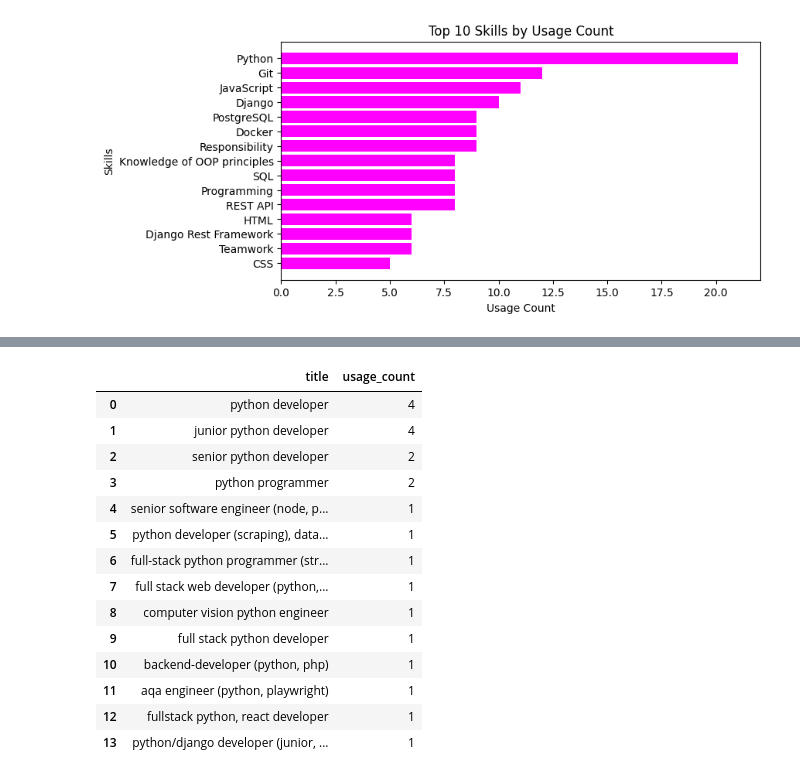
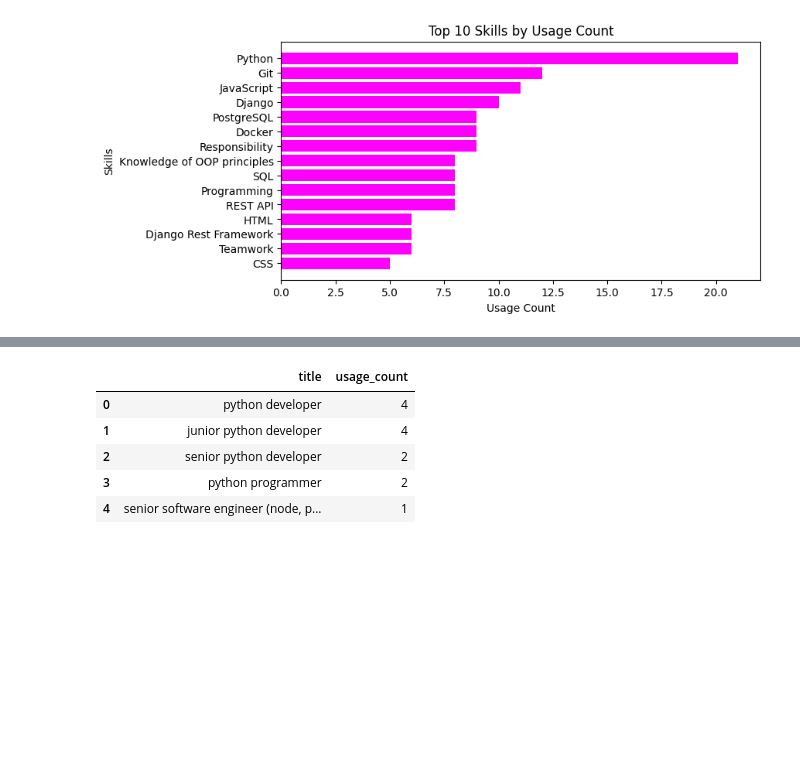
Before and after one commit to alonasorochynska/most-demand-technologies, a Jupyter notebook: analytics/main.ipynb, the cells around one changed output, grey strips where cells are left out. Saved outputs shown, nothing was run; the diff lists cells and outputs as text; code cells hidden in the pictures; blank space fills up the shorter version.

```diff
--- a/analytics/main.ipynb
+++ b/analytics/main.ipynb
@@ -175,28 +158,19 @@ translated_df
 # %%
 title_counter = Counter(translated_df['title_standardized'])
 
 title_df = pd.DataFrame.from_dict(title_counter, orient='index', columns=['usage_count']).reset_index()
 title_df = title_df.rename(columns={'index': 'title'})
 title_df = title_df.sort_values(by='usage_count', ascending=False).reset_index(drop=True)
 
 
-title_df
+title_df.head()
 # %% [output]
 |  | title | usage_count |
 | 0 | python developer | 4 |
 | 1 | junior python developer | 4 |
 | 2 | senior python developer | 2 |
 | 3 | python programmer | 2 |
 | 4 | senior software engineer (node, p... | 1 |
-| 5 | python developer (scraping), data... | 1 |
-| 6 | full-stack python programmer (str... | 1 |
-| 7 | full stack web developer (python,... | 1 |
-| 8 | computer vision python engineer | 1 |
-| 9 | full stack python developer | 1 |
-| 10 | backend-developer (python, php) | 1 |
-| 11 | aqa engineer (python, playwright) | 1 |
-| 12 | fullstack python, react developer | 1 |
-| 13 | python/django developer (junior, ... | 1 |
 # %%
 top_offers = title_df.head(10)
 
```
Also changed, not shown: parts of 8 cells of this notebook.
